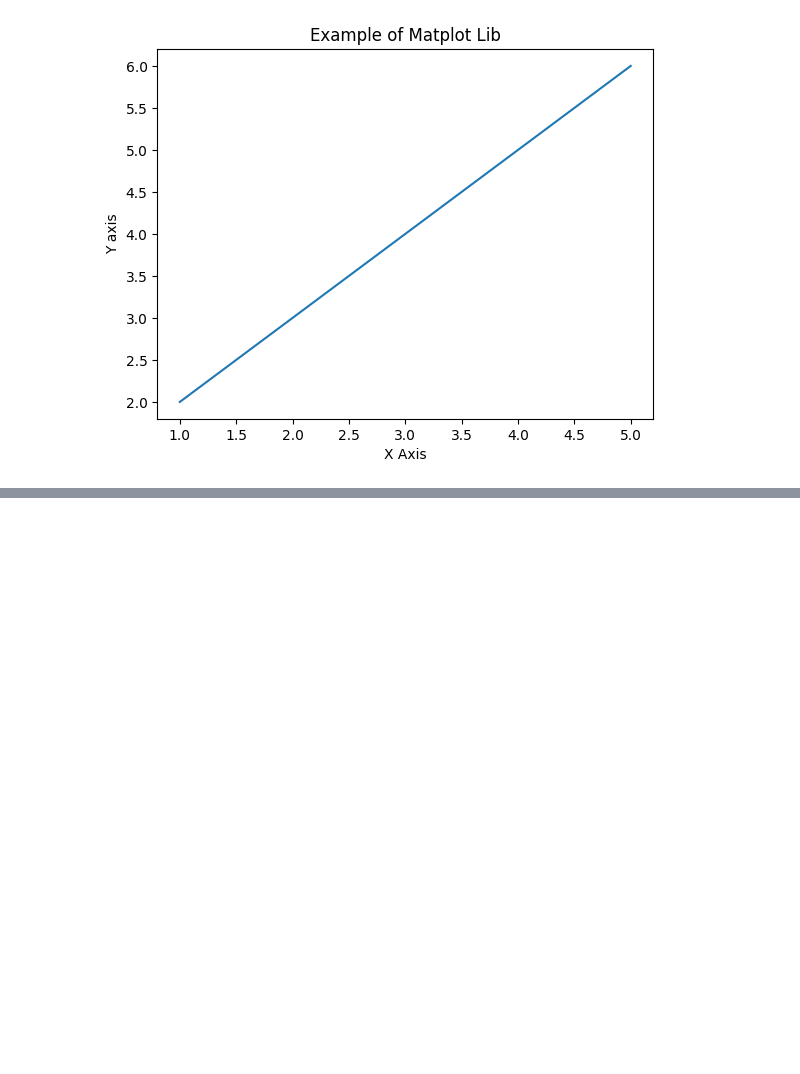
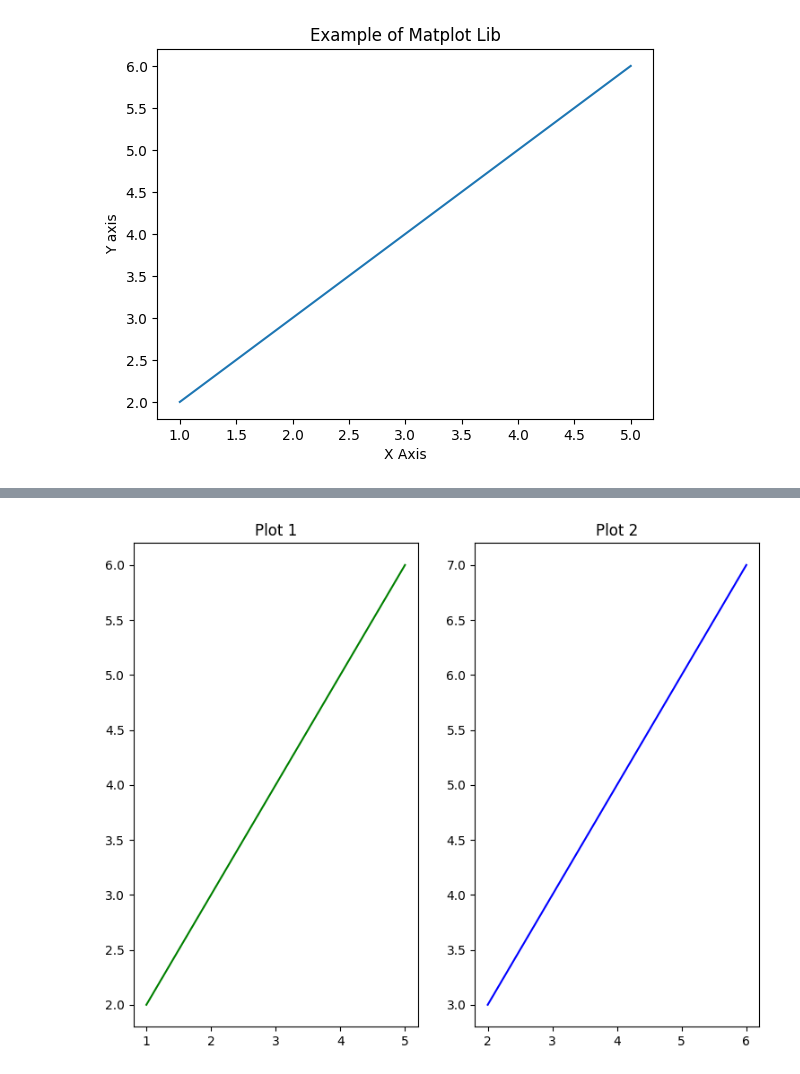
Before and after one commit to ShivamAttri05/Data_Science_Progress, a Jupyter notebook: Python/Chapter-10/10.5-Matplotlib.ipynb, the cells around one changed output, grey strips where cells are left out. Drawn from its saved outputs; the diff is of its cells as text; code cells hidden in the pictures; blank space fills up the shorter version.

```diff
--- a/Python/Chapter-10/10.5-Matplotlib.ipynb
+++ b/Python/Chapter-10/10.5-Matplotlib.ipynb
@@ -27,0 +47,20 @@ plt.show()
+# %%
+# Multiplot
+# Sample Data
+
+x = [1,2,3,4,5]
+y = [2,3,4,5,6]
+z = [3,4,5,6,7]
+
+plt.figure(figsize=(9,7))
+
+plt.subplot(1,2,1)
+plt.plot(x,y, color = 'green')
+plt.title("Plot 1")
+
+plt.subplot(1,2,2)
+plt.plot(y,z, color = 'blue')
+plt.title("Plot 2")
+plt.show()
+# %% [output]
+[figure, added]
```
Also changed, not shown: parts of 8 cells of this notebook.
